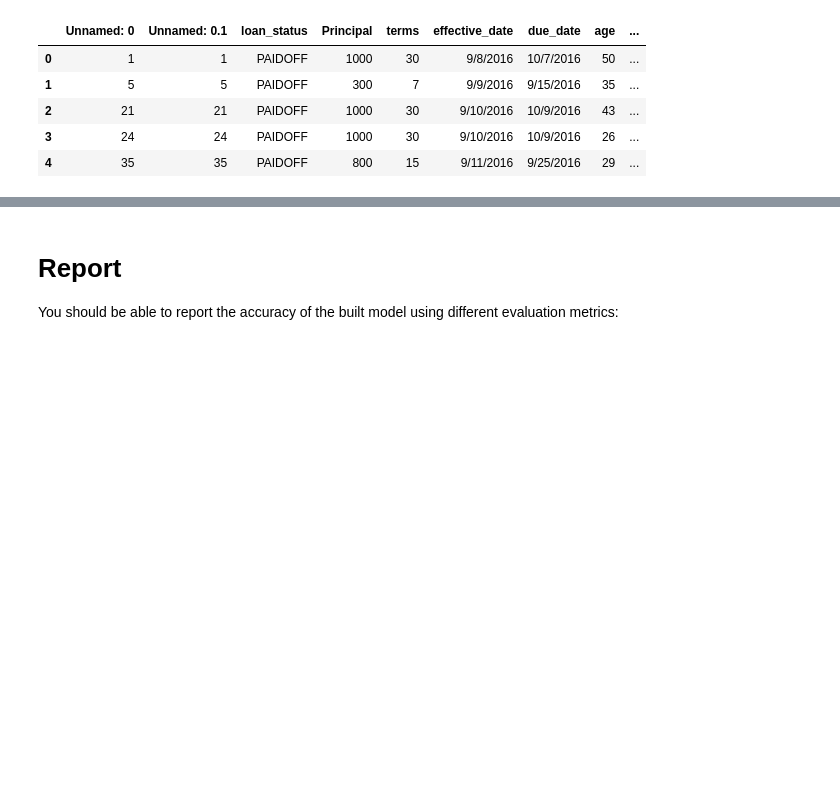
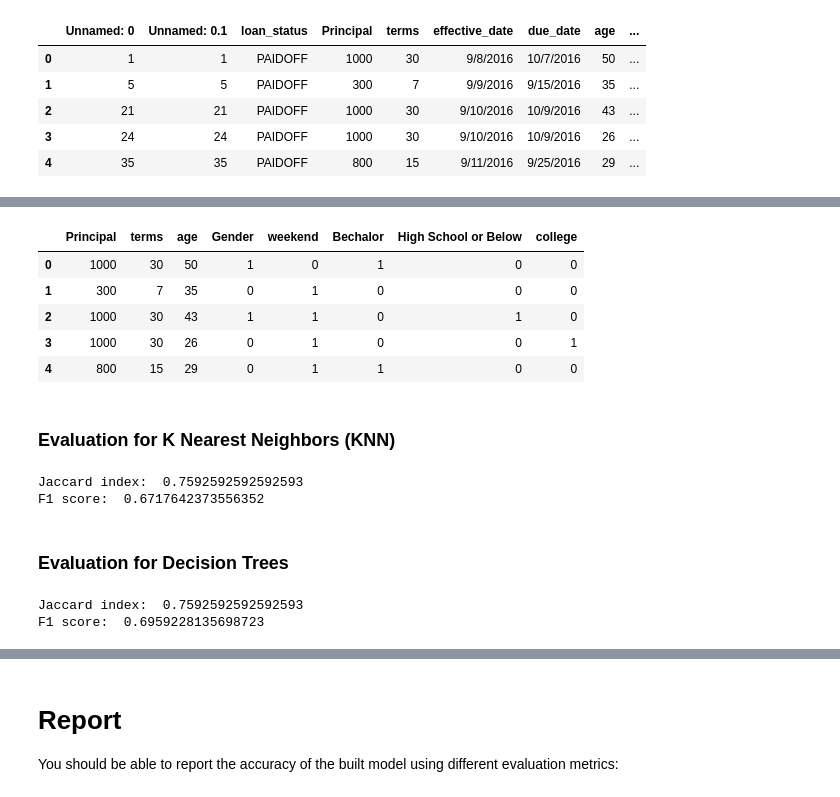
Before and after one commit to jcdgingo/capstone-project-machine-learning, a Jupyter notebook: Final project- Best recommender systems .ipynb, the cells around one changed output, grey strips where cells are left out. Cells and saved outputs as stored; diff of their text form; code cells hidden in the pictures; blank space fills up the shorter version.

Commit message:
Published from Watson Studio. Submitted for peer review evaluation.

```diff
--- a/Final project- Best recommender systems .ipynb
+++ b/Final project- Best recommender systems .ipynb
@@ -376,0 +484,12 @@ test_df.head()
+# %%
+Feature_test = test_df[['Principal','terms','age','Gender','weekend']]
+Feature_test = pd.concat([Feature_test,pd.get_dummies(test_df['education'])], axis=1)
+Feature_test.drop(['Master or Above'], axis = 1,inplace=True)
+Feature_test.head()
+# %% [output]
+|  | Principal | terms | age | Gender | weekend | Bechalor | High School or Below | college |
+| 0 | 1000 | 30 | 50 | 1 | 0 | 1 | 0 | 0 |
+| 1 | 300 | 7 | 35 | 0 | 1 | 0 | 0 | 0 |
+| 2 | 1000 | 30 | 43 | 1 | 1 | 0 | 1 | 0 |
+| 3 | 1000 | 30 | 26 | 0 | 1 | 0 | 0 | 1 |
+| 4 | 800 | 15 | 29 | 0 | 1 | 1 | 0 | 0 |
@@ -376,0 +498,19 @@ test_df.head()
+# %% [markdown]
+### Evaluation for K Nearest Neighbors (KNN)
+# %%
+yhat = neigh.predict(X_test)
+print("Jaccard index: ", jaccard_similarity_score(ytest, yhat))
+print("F1 score: ", f1_score(ytest, yhat, average='weighted'))
+# %% [output]
+Jaccard index:  0.7592592592592593
+F1 score:  0.6717642373556352
+# %% [markdown]
+### Evaluation for Decision Trees
+# %%
+yhat1 = loanTree.predict(X_test)
+
+print("Jaccard index: ", jaccard_similarity_score(ytest, yhat1))
+print("F1 score: ", f1_score(ytest, yhat1, average='weighted'))
+# %% [output]
+Jaccard index:  0.7592592592592593
+F1 score:  0.6959228135698723
```
Also changed, not shown: parts of 20 cells of this notebook.
